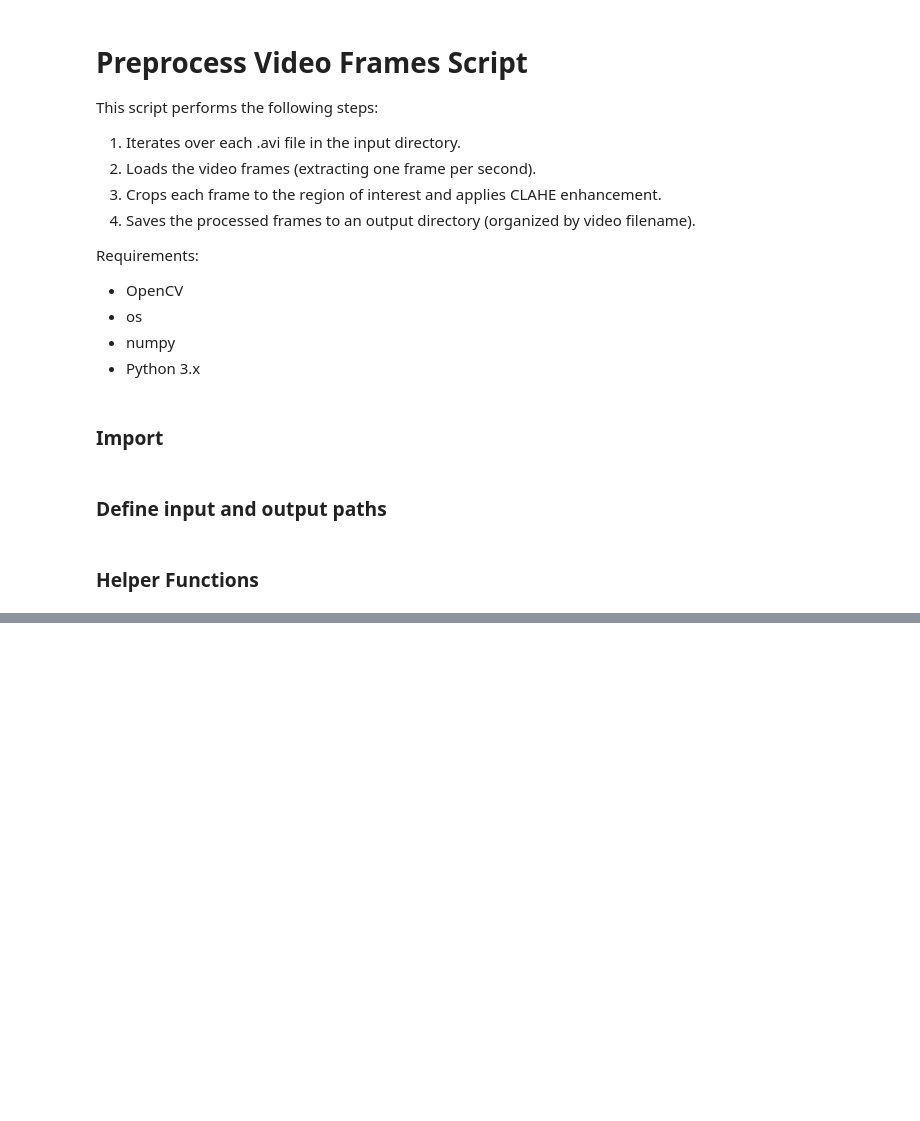
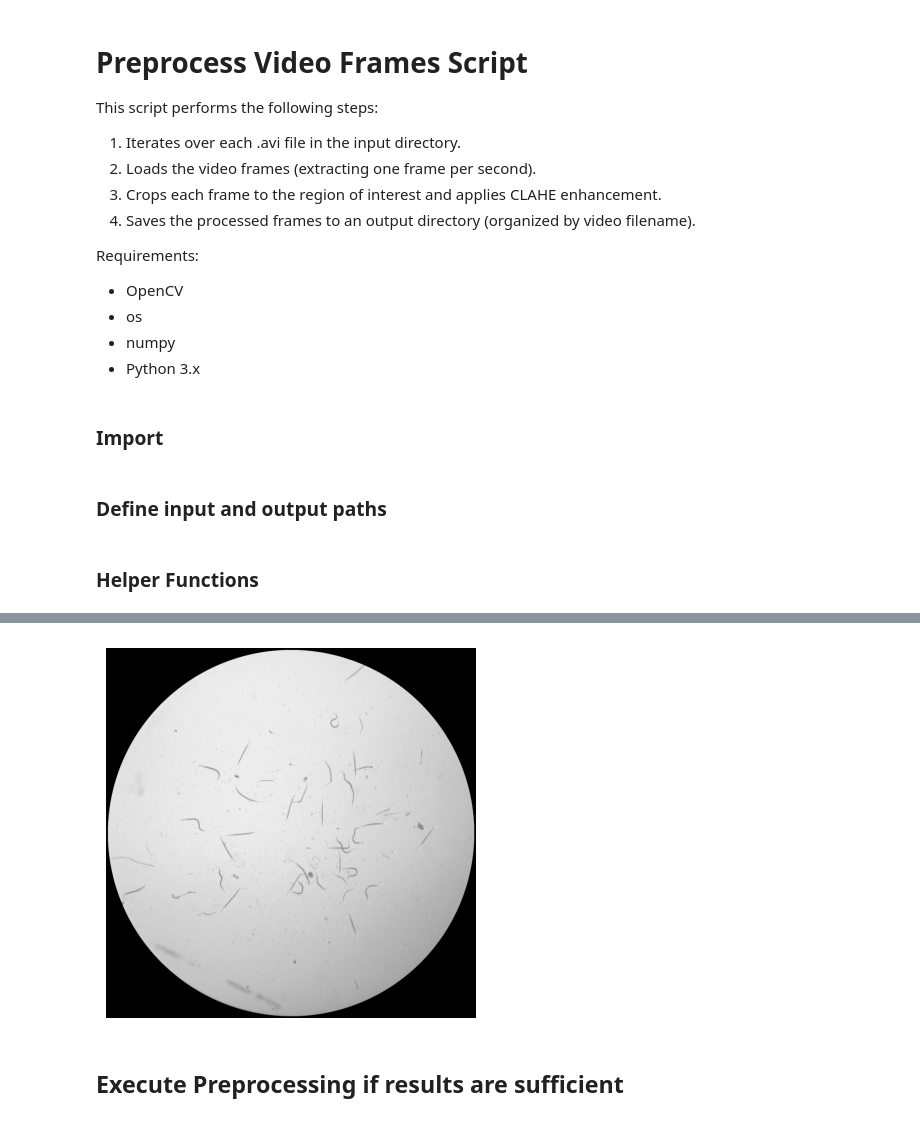
Before and after one commit to lnsprnz/NematodeAI, a Jupyter notebook: 2_Scripts/1_VideosToFrames.ipynb, the cells around one changed output, grey strips where cells are left out. Cells and saved outputs as stored; diff of their text form; code cells hidden in the pictures; blank space fills up the shorter version.

Commit message:
updated preprocessing pipeline

```diff
--- a/2_Scripts/1_VideosToFrames.ipynb
+++ b/2_Scripts/1_VideosToFrames.ipynb
@@ -162,5 +238,5 @@ plt.show()
 # %%
-circles = houghCircle(watershed_img, 40, 20, 990, 1030)
+circles = houghCircle(gray_blurred, 40, 20, 990, 1030)
 if circles is not None:
     print(f"Circle detected in image")
     circles = np.uint16(np.around(circles))
@@ -188 +265,10 @@ error: OpenCV(4.11.0) D:\a\opencv-python\opencv-python\opencv\modules\imgproc\sr
+# %%
+masked_image = mask_image(cropped_img, r)
+plt.imshow(cv2.cvtColor(masked_image, cv2.COLOR_BGR2RGB))
+plt.axis('off')  # Hide axes for better visualization
+plt.show()
+# %% [output]
+[figure, added]
+# %% [markdown]
+## Execute Preprocessing if results are sufficient
 # %%
```
Also changed, not shown: parts of 10 cells of this notebook, 1 other file.
